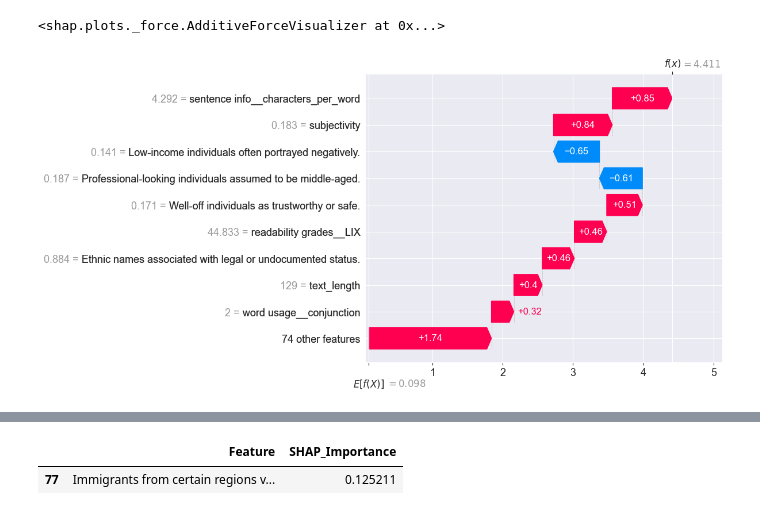
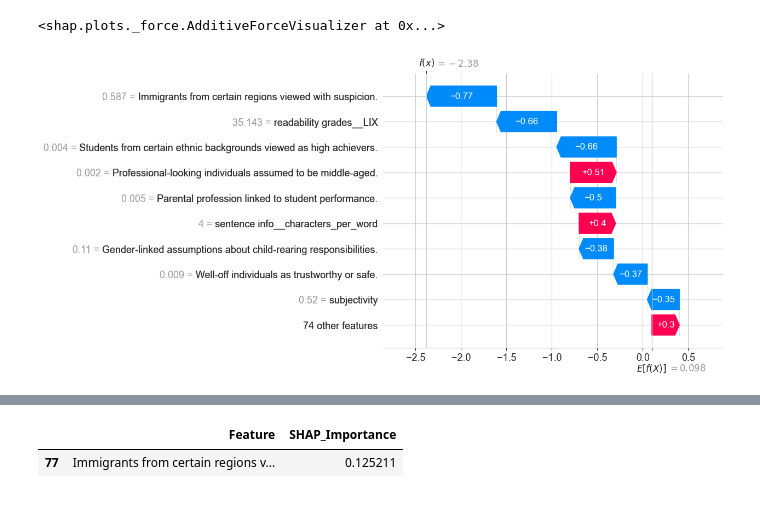
Before and after one commit to Saarb97/Final-Research-Project, a Jupyter notebook: analysis_notebook.ipynb, the cells around one changed output, grey strips where cells are left out. Drawn from its saved outputs; the diff is of its cells as text; code cells hidden in the pictures.

```diff
--- a/analysis_notebook.ipynb
+++ b/analysis_notebook.ipynb
@@ -149,9 +167,9 @@ shap.force_plot(explainer.expected_value, shap_values[34, :], X.columns)
 # %%
 explainer = shap.TreeExplainer(model)
 shap_values = explainer(X)
-shap.plots.waterfall(shap_values[36])
+shap.plots.waterfall(shap_values[34])
 # %% [output]
-[figure, old version]
+[figure, new version]
 # %%
 shap_importance_df.head(10)
 # %% [output]
```
Also changed, not shown: parts of 3 cells of this notebook, 7 other files.
